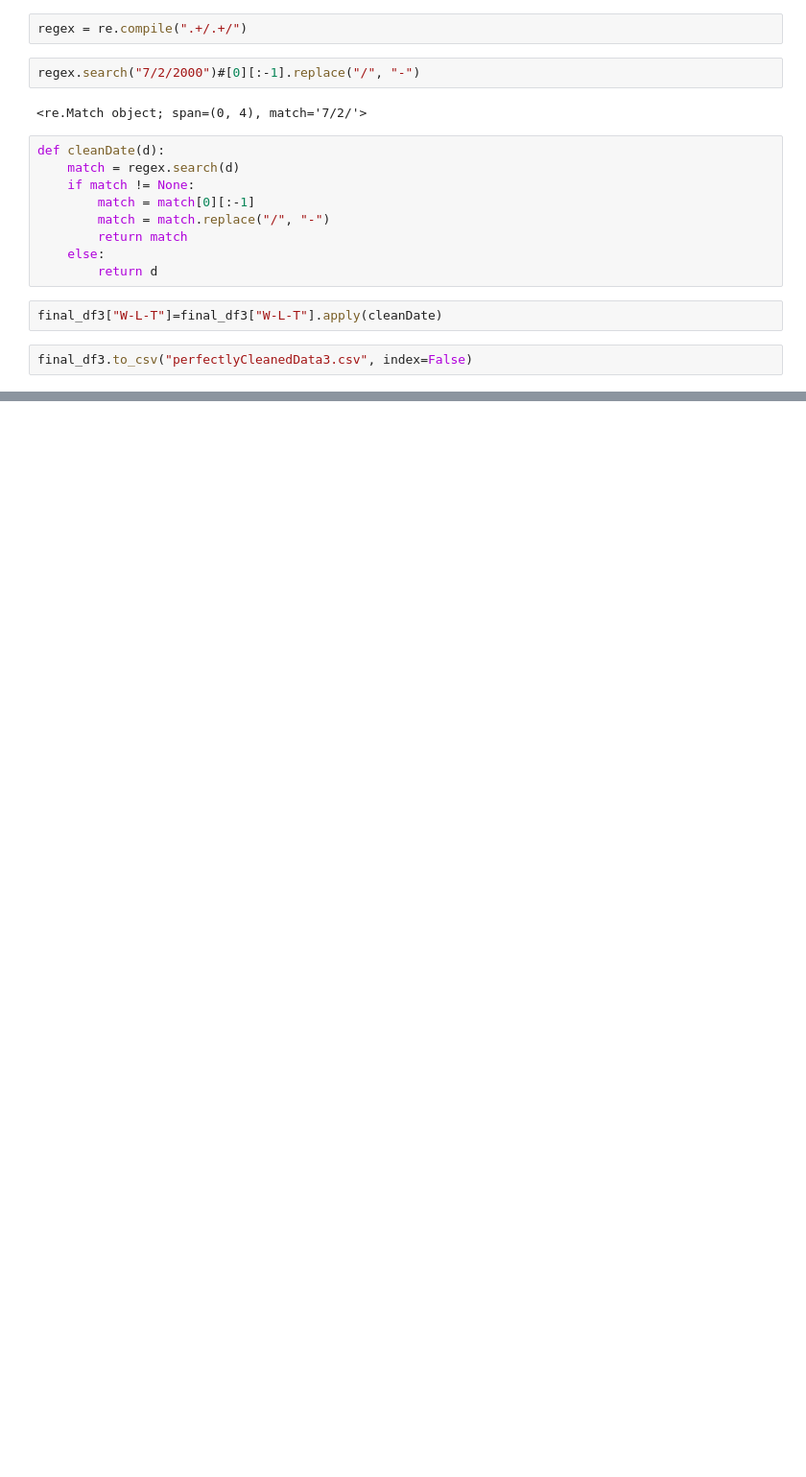
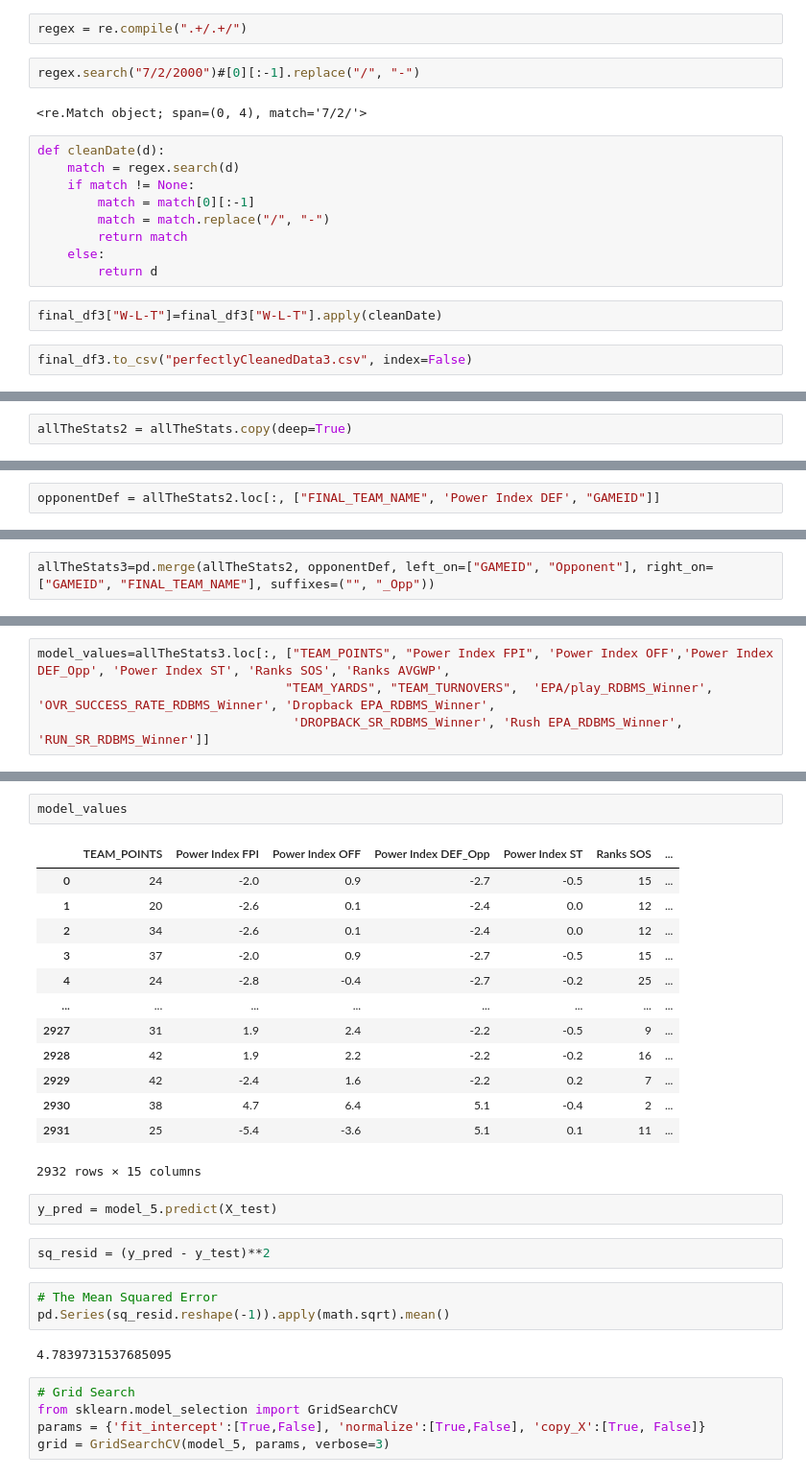
Before and after one commit to adithyav09/NFL-Big-Data-Bowl-2021.github.io, a Jupyter notebook: FinalModel/MachineLearningModels.ipynb, the cells around one changed output, grey strips where cells are left out. Shown at 96% size. Drawn from its saved outputs; the diff is of its cells as text; blank space fills up the shorter version.

```diff
--- a/FinalModel/MachineLearningModels.ipynb
+++ b/FinalModel/MachineLearningModels.ipynb
@@ -1000,0 +1156,2 @@ final_df3.to_csv("perfectlyCleanedData3.csv", index=False)
+# %%
+allTheStats2 = allTheStats.copy(deep=True)
@@ -1000,0 +1322,2 @@ final_df3.to_csv("perfectlyCleanedData3.csv", index=False)
+# %%
+opponentDef = allTheStats2.loc[:, ["FINAL_TEAM_NAME", 'Power Index DEF', "GAMEID"]]
@@ -1000,0 +1326,2 @@ final_df3.to_csv("perfectlyCleanedData3.csv", index=False)
+# %%
+allTheStats3=pd.merge(allTheStats2, opponentDef, left_on=["GAMEID", "Opponent"], right_on=["GAMEID", "FINAL_TEAM_NAME"], suffixes=("", "_Opp"))
@@ -1000,0 +1671,4 @@ final_df3.to_csv("perfectlyCleanedData3.csv", index=False)
+# %%
+model_values=allTheStats3.loc[:, ["TEAM_POINTS", "Power Index FPI", 'Power Index OFF','Power Index DEF_Opp', 'Power Index ST', 'Ranks SOS', 'Ranks AVGWP',
+                                 "TEAM_YARDS", "TEAM_TURNOVERS",  'EPA/play_RDBMS_Winner', 'OVR_SUCCESS_RATE_RDBMS_Winner', 'Dropback EPA_RDBMS_Winner',
+                                  'DROPBACK_SR_RDBMS_Winner', 'Rush EPA_RDBMS_Winner', 'RUN_SR_RDBMS_Winner']]
@@ -1000,0 +1731,30 @@ final_df3.to_csv("perfectlyCleanedData3.csv", index=False)
+# %%
+model_values
+# %% [output]
+|  | TEAM_POINTS | Power Index FPI | Power Index OFF | Power Index DEF_Opp | Power Index ST | Ranks SOS | ... |
+| 0 | 24 | -2.0 | 0.9 | -2.7 | -0.5 | 15 | ... |
+| 1 | 20 | -2.6 | 0.1 | -2.4 | 0.0 | 12 | ... |
+| 2 | 34 | -2.6 | 0.1 | -2.4 | 0.0 | 12 | ... |
+| 3 | 37 | -2.0 | 0.9 | -2.7 | -0.5 | 15 | ... |
+| 4 | 24 | -2.8 | -0.4 | -2.7 | -0.2 | 25 | ... |
+| ... | ... | ... | ... | ... | ... | ... | ... |
+| 2927 | 31 | 1.9 | 2.4 | -2.2 | -0.5 | 9 | ... |
+| 2928 | 42 | 1.9 | 2.2 | -2.2 | -0.2 | 16 | ... |
+| 2929 | 42 | -2.4 | 1.6 | -2.2 | 0.2 | 7 | ... |
+| 2930 | 38 | 4.7 | 6.4 | 5.1 | -0.4 | 2 | ... |
+| 2931 | 25 | -5.4 | -3.6 | 5.1 | 0.1 | 11 | ... |
+2932 rows × 15 columns
+# %%
+y_pred = model_5.predict(X_test)
+# %%
+sq_resid = (y_pred - y_test)**2
+# %%
+# The Mean Squared Error
+pd.Series(sq_resid.reshape(-1)).apply(math.sqrt).mean()
+# %% [output]
+4.7839731537685095
+# %%
+# Grid Search
+from sklearn.model_selection import GridSearchCV
+params = {'fit_intercept':[True,False], 'normalize':[True,False], 'copy_X':[True, False]}
+grid = GridSearchCV(model_5, params, verbose=3)
```
Also changed, not shown: parts of 128 cells of this notebook.
